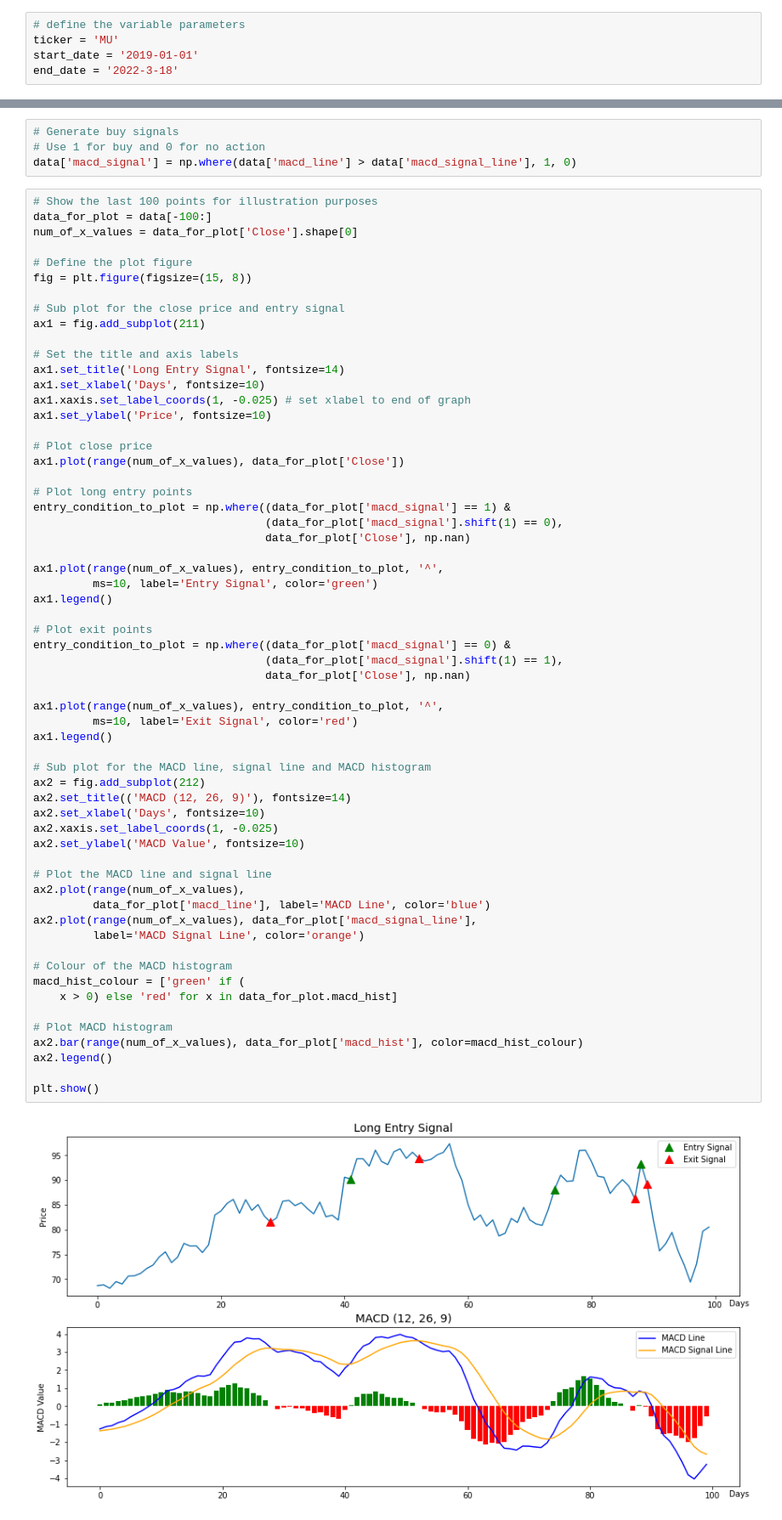
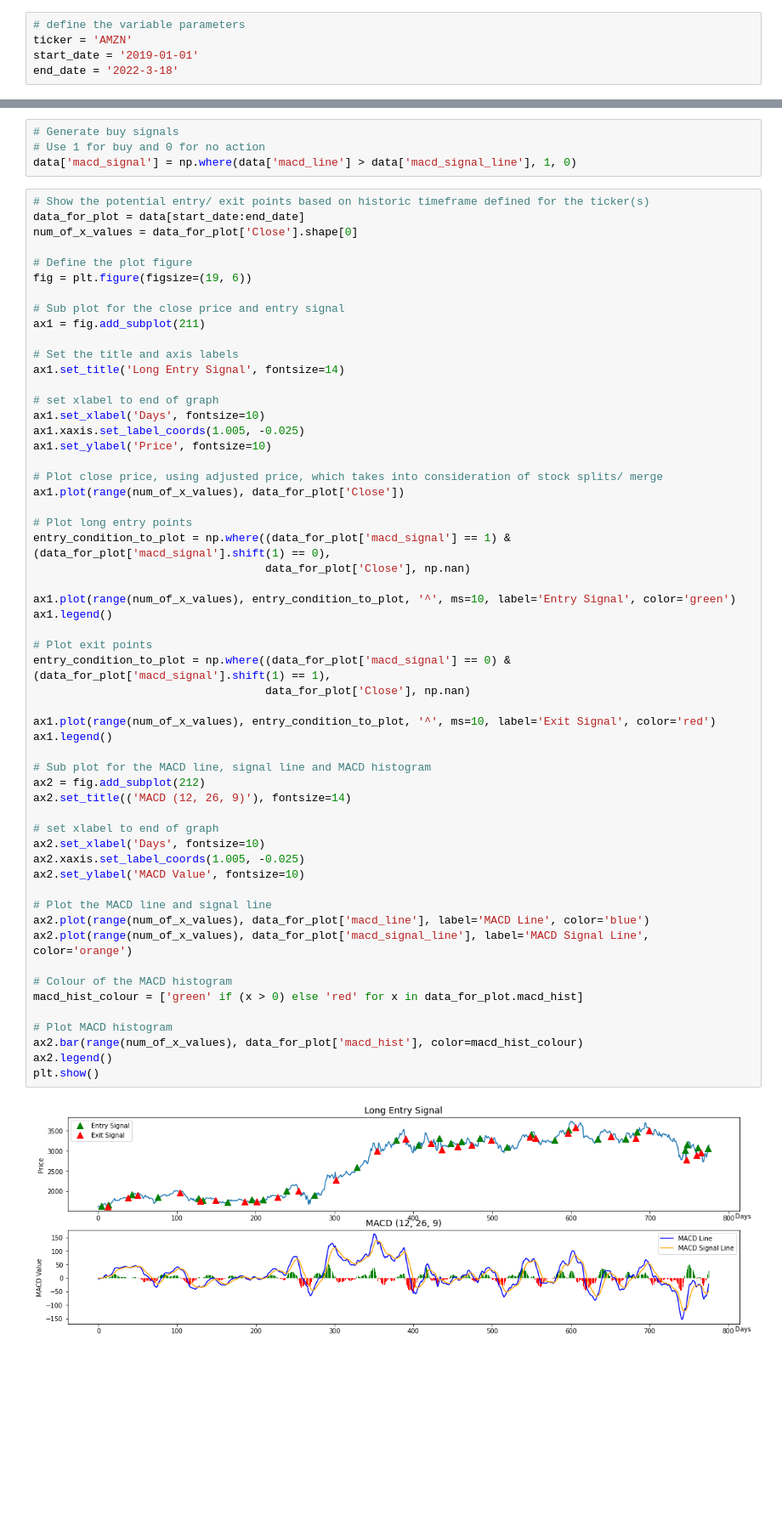
Before and after one commit to jade-lam/Stock-Portfolio, a Jupyter notebook: Quantinsti - Swing Trading Strategies.ipynb, the cells around one changed output, grey strips where cells are left out. Shown: that part at 85% size. Cells and saved outputs as stored; diff of their text form; blank space fills up the shorter version.

```diff
--- a/Quantinsti - Swing Trading Strategies.ipynb
+++ b/Quantinsti - Swing Trading Strategies.ipynb
@@ -30,5 +15,5 @@ import talib as ta
 # %%
 # define the variable parameters
-ticker = 'MU'
+ticker = 'AMZN'
 start_date = '2019-01-01'
 end_date = '2022-3-18'
@@ -79,64 +64,60 @@ Entry Signals
 # Use 1 for buy and 0 for no action
 data['macd_signal'] = np.where(data['macd_line'] > data['macd_signal_line'], 1, 0)
 # %%
-# Show the last 100 points for illustration purposes
-data_for_plot = data[-100:]
+# Show the potential entry/ exit points based on historic timeframe defined for the ticker(s)
+data_for_plot = data[start_date:end_date]
 num_of_x_values = data_for_plot['Close'].shape[0]
 
 # Define the plot figure
-fig = plt.figure(figsize=(15, 8))
+fig = plt.figure(figsize=(19, 6))
 
 # Sub plot for the close price and entry signal
 ax1 = fig.add_subplot(211)
 
 # Set the title and axis labels
 ax1.set_title('Long Entry Signal', fontsize=14)
+
+# set xlabel to end of graph
 ax1.set_xlabel('Days', fontsize=10)
-ax1.xaxis.set_label_coords(1, -0.025) # set xlabel to end of graph
+ax1.xaxis.set_label_coords(1.005, -0.025)
 ax1.set_ylabel('Price', fontsize=10)
 
-# Plot close price
+# Plot close price, using adjusted price, which takes into consideration of stock splits/ merge
 ax1.plot(range(num_of_x_values), data_for_plot['Close'])
 
 # Plot long entry points
-entry_condition_to_plot = np.where((data_for_plot['macd_signal'] == 1) &
-                                   (data_for_plot['macd_signal'].shift(1) == 0),
+entry_condition_to_plot = np.where((data_for_plot['macd_signal'] == 1) & (data_for_plot['macd_signal'].shift(1) == 0),
                                    data_for_plot['Close'], np.nan)
 
-ax1.plot(range(num_of_x_values), entry_condition_to_plot, '^',
-         ms=10, label='Entry Signal', color='green')
+ax1.plot(range(num_of_x_values), entry_condition_to_plot, '^', ms=10, label='Entry Signal', color='green')
 ax1.legend()
 
 # Plot exit points
-entry_condition_to_plot = np.where((data_for_plot['macd_signal'] == 0) &
-                                   (data_for_plot['macd_signal'].shift(1) == 1),
+entry_condition_to_plot = np.where((data_for_plot['macd_signal'] == 0) & (data_for_plot['macd_signal'].shift(1) == 1),
                                    data_for_plot['Close'], np.nan)
 
-ax1.plot(range(num_of_x_values), entry_condition_to_plot, '^',
-         ms=10, label='Exit Signal', color='red')
+ax1.plot(range(num_of_x_values), entry_condition_to_plot, '^', ms=10, label='Exit Signal', color='red')
 ax1.legend()
 
 # Sub plot for the MACD line, signal line and MACD histogram
 ax2 = fig.add_subplot(212)
 ax2.set_title(('MACD (12, 26, 9)'), fontsize=14)
+
+# set xlabel to end of graph
 ax2.set_xlabel('Days', fontsize=10)
-ax2.xaxis.set_label_coords(1, -0.025)
+ax2.xaxis.set_label_coords(1.005, -0.025)
 ax2.set_ylabel('MACD Value', fontsize=10)
 
 # Plot the MACD line and signal line
-ax2.plot(range(num_of_x_values),
-         data_for_plot['macd_line'], label='MACD Line', color='blue')
-ax2.plot(range(num_of_x_values), data_for_plot['macd_signal_line'],
-         label='MACD Signal Line', color='orange')
+ax2.plot(range(num_of_x_values), data_for_plot['macd_line'], label='MACD Line', color='blue')
+ax2.plot(range(num_of_x_values), data_for_plot['macd_signal_line'], label='MACD Signal Line', color='orange')
 
 # Colour of the MACD histogram
-macd_hist_colour = ['green' if (
-    x > 0) else 'red' for x in data_for_plot.macd_hist]
+macd_hist_colour = ['green' if (x > 0) else 'red' for x in data_for_plot.macd_hist]
 
 # Plot MACD histogram
 ax2.bar(range(num_of_x_values), data_for_plot['macd_hist'], color=macd_hist_colour)
 ax2.legend()
-
 plt.show()
 # %% [output]
-[figure, old version]
+[figure, new version]
```
Also changed, not shown: parts of 21 cells of this notebook.
